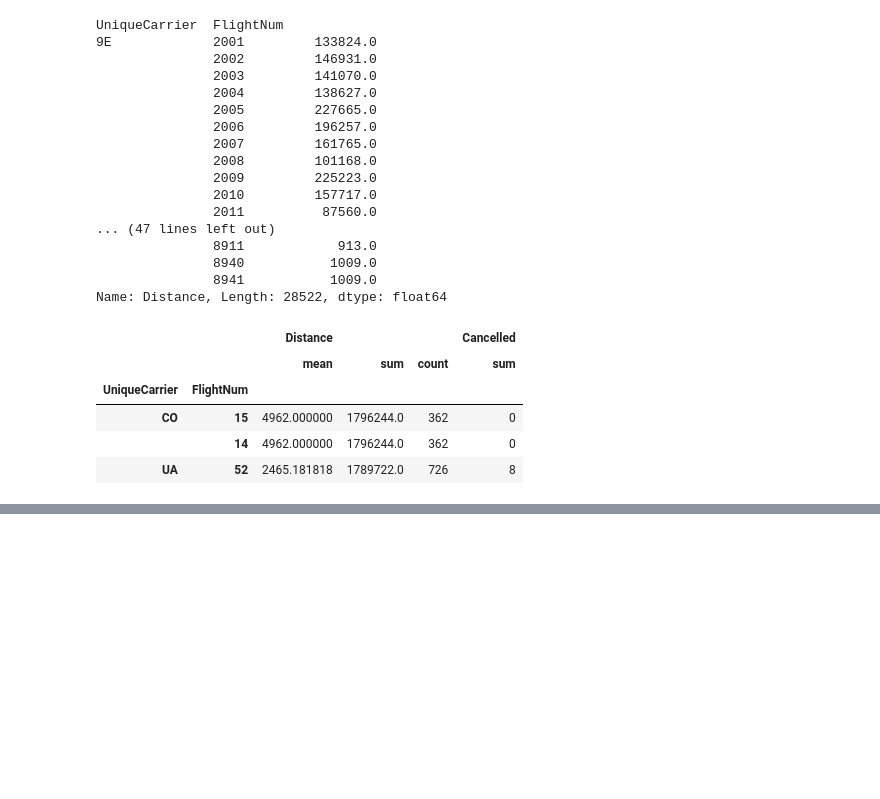
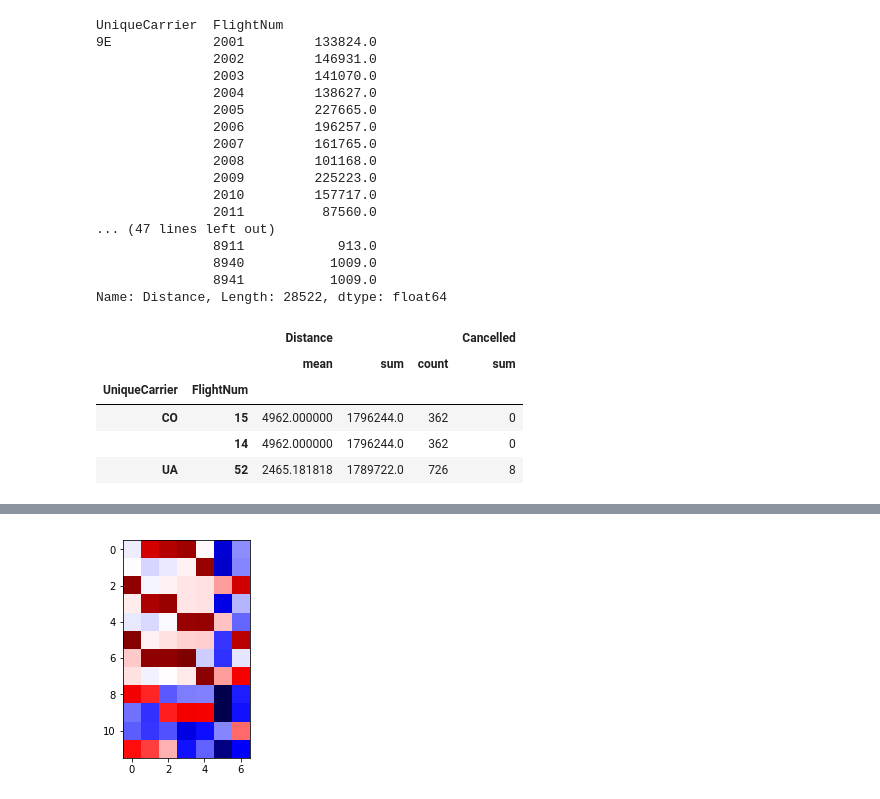
Before and after one commit to BurkovBA/OML, a Jupyter notebook: OpenMachineLearning/Assignment2/Assignment2.ipynb, the cells around one changed output, grey strips where cells are left out. Cells and saved outputs as stored; diff of their text form; code cells hidden in the pictures; blank space fills up the shorter version.

```diff
--- a/OpenMachineLearning/Assignment2/Assignment2.ipynb
+++ b/OpenMachineLearning/Assignment2/Assignment2.ipynb
@@ -155,0 +173,5 @@ flights_df.groupby(['UniqueCarrier','FlightNum'])\
+# %%
+plt.imshow(pd.crosstab(flights_df.Month, flights_df.DayOfWeek),
+           cmap='seismic', interpolation='none');
+# %% [output]
+[figure, added]
```
Also changed, not shown: parts of 6 cells of this notebook.
